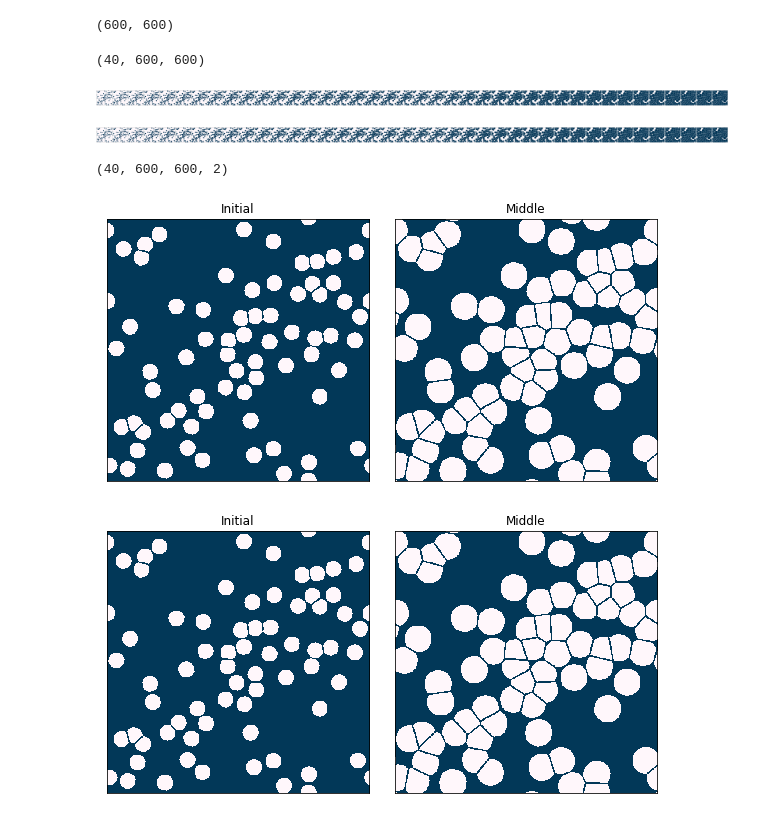
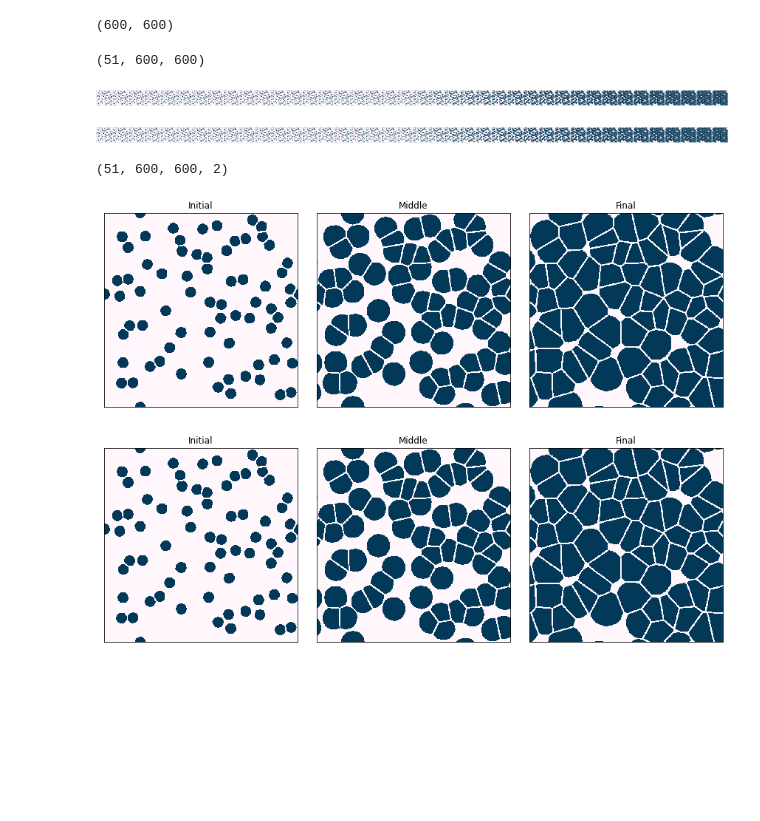
Before and after one commit to jwwtc/code, a Jupyter notebook: microstructure_statistics/micress_final.ipynb, the cells around one changed output. Drawn from its saved outputs; the diff is of its cells as text; code cells hidden in the pictures; blank space fills up the shorter version.

Commit message:
evolution issue

```diff
--- a/microstructure_statistics/micress_final.ipynb
+++ b/microstructure_statistics/micress_final.ipynb
@@ -18,7 +18,7 @@ from pymks import (plot_microstructures, PrimitiveTransformer, TwoPointCorrelati
 # %%
 #Append images all to one list.
 images = []
-for filename in glob.glob(r'C:\Users\mikep\Desktop\project\data\final-results\1054b\*.tif'):
+for filename in glob.glob(r'C:\Users\mikep\Desktop\project\data\evolution_issue\bin\*.tif'):
     im=Image.open(filename)
     images.append(im)
 np.shape(images[0])
@@ -35,22 +35,25 @@ imarrays[0].shape
 data_a = np.stack(imarrays, axis=0)
 data_a.shape
 # %% [output]
-(40, 600, 600)
+(51, 600, 600)
 # %%
 #Visualization of the microstructures.
-plot_microstructures(*data_a[0:40], cmap='PuBu', colorbar=False)
+plot_microstructures(*data_a[10:50], cmap='PuBu', colorbar=False)
 # %% [output]
-[figure, old version]
+[figure, new version]
-[figure, old version]
+[figure, new version]
 # %%
 #List comprehension to add the "phases" axis with the PrimitiveTransformer class.
 data = PrimitiveTransformer(n_state=2, min_=0.0, max_=1.0).transform(data_a)
 data.shape
 # %% [output]
-(40, 600, 600, 2)
+(51, 600, 600, 2)
+# %%
+#Swaping the columns to solve the evolution issue.
+data[:, :, :, [0, 1]]= data[:, :, :, [1, 0]]
 # %%
 #Initial and middle microstructures.
-plot_microstructures(data[0, :, :, 0], data[21, :, :, 0], titles=['Initial', 'Middle'], cmap='PuBu', colorbar=False)
+plot_microstructures(data[10, :, :, 0], data[40, :, :, 0], data[50, :, :, 0], titles=['Initial', 'Middle', 'Final'], cmap='PuBu', colorbar=False)
 # %% [output]
-[figure, old version]
+[figure, new version]
-[figure, old version]
+[figure, new version]
```
Also changed, not shown: parts of 20 cells of this notebook, 2 other files.
